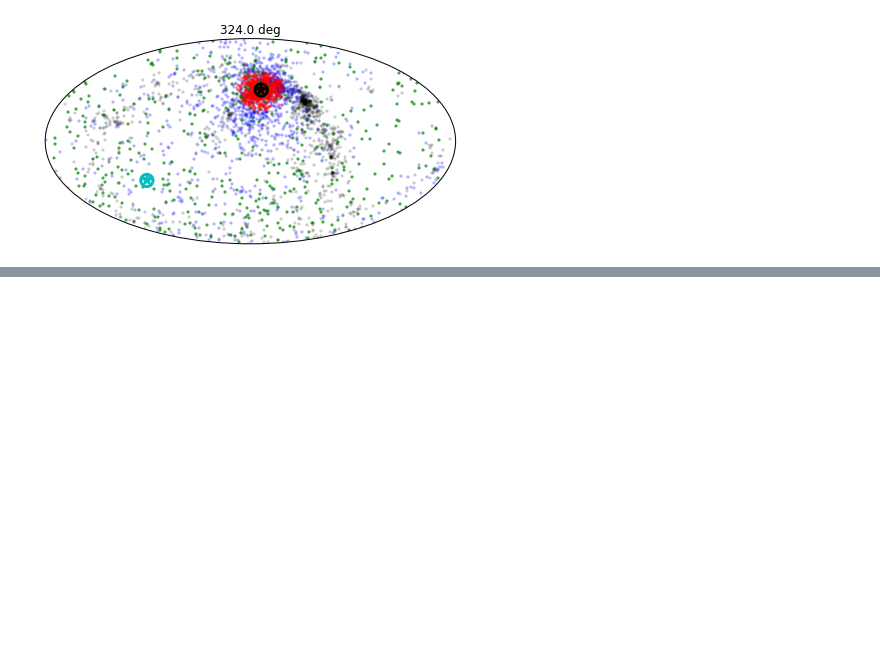
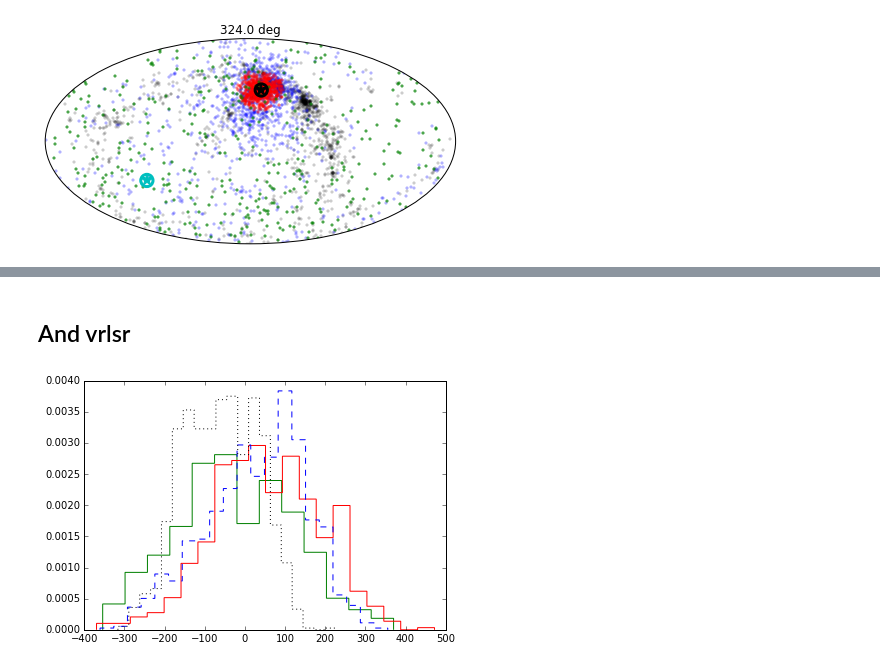
Before and after one commit to eteq/galvis, a Jupyter notebook: ELVIS-GALFA-M31.ipynb, the cells around one changed output, grey strips where cells are left out. Saved outputs shown, nothing was run; the diff lists cells and outputs as text; code cells hidden in the pictures; blank space fills up the shorter version.

```diff
--- a/ELVIS-GALFA-M31.ipynb
+++ b/ELVIS-GALFA-M31.ipynb
@@ -275,0 +316,11 @@ plt.tight_layout()
+# %% [markdown]
+ ## And vrlsr
+# %%
+bins='freedman'
+ahist(newtab['host0_vrlsr'][near0], histtype='step', bins=bins, color='g', normed=True)
+ahist(newtab['host0_vrlsr'][near1], histtype='step', bins=bins, color='r', normed=True)
+ahist(newtab['host0_vrlsr'][nearish&~(near0|near1)], histtype='step', bins=bins, color='b', normed=True, ls='--')
+ahist(newtab['host0_vrlsr'][~(near1|near0|nearish)], histtype='step', bins=bins, color='k', normed=True, ls=':')
+plt.tight_layout()
+# %% [output]
+[figure, added]
```
Also changed, not shown: parts of 10 cells of this notebook, 1 other file.
